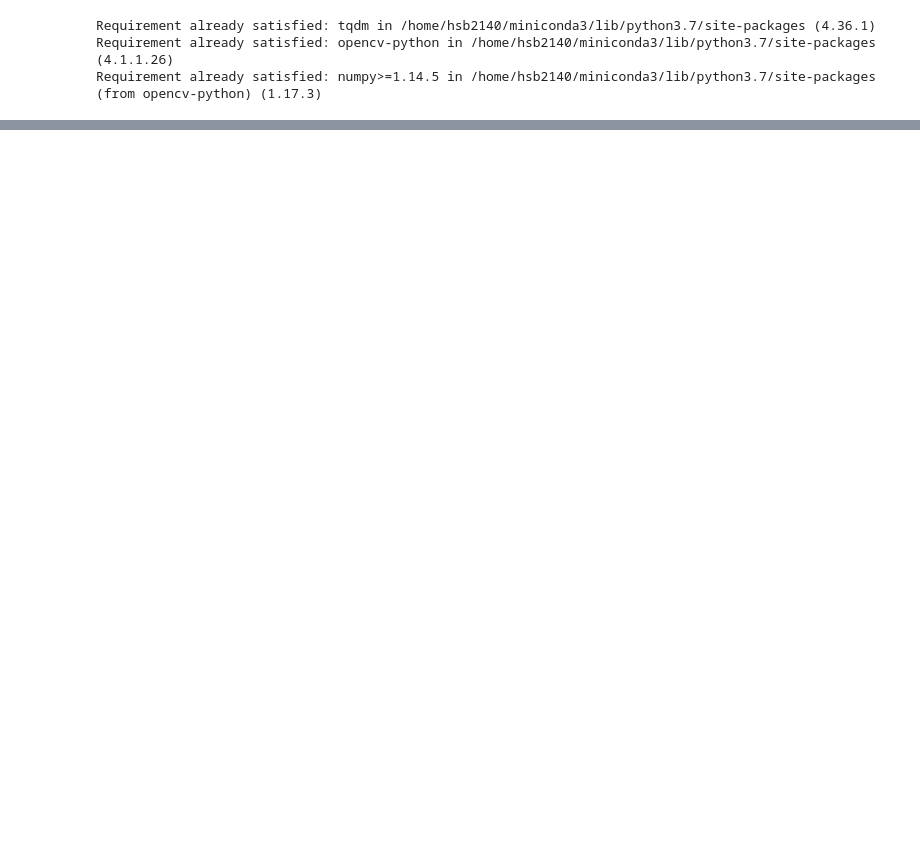
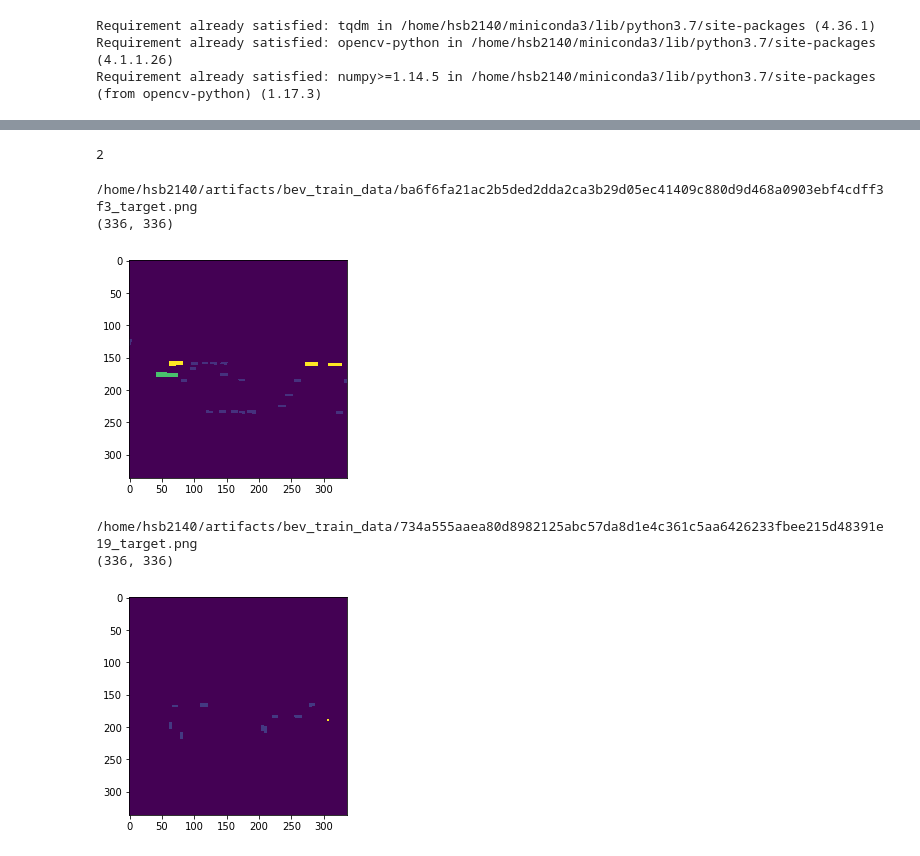
Before and after one commit to shih61/deep-learnging-3d-object-dectation, a Jupyter notebook: Downsample-Images.ipynb, the cells around one changed output, grey strips where cells are left out. Drawn from its saved outputs; the diff is of its cells as text; code cells hidden in the pictures; blank space fills up the shorter version.

```diff
--- a/Downsample-Images.ipynb
+++ b/Downsample-Images.ipynb
@@ -9,6 +16,5 @@ Requirement already satisfied: numpy>=1.14.5 in /home/hsb2140/miniconda3/lib/pyt
 # %%
-import os
-from matplotlib import pyplot as plt
-images = os.listdir('/home/ys3152/train_dataset/images')
+# images = os.listdir('/home/ys3152/train_dataset/images')
+images = os.listdir('/home/ys3152/test_images/')
 len(images)
 # %% [output]
@@ -16,11 +22,9 @@ len(images)
 # %%
-import cv2
-from IPython.display import Image, display
-from PIL import Image as Img
-from tqdm.notebook import trange, tqdm
 
-DATA_PATH = '/home/ys3152/train_dataset/images/'
-OUTPUT_PATH = '/drive2/train_data/images/'
+# DATA_PATH = '/home/ys3152/train_dataset/images/'
+# OUTPUT_PATH = '/drive2/train_data/images/'
+DATA_PATH = '/home/ys3152/test_images/'
+OUTPUT_PATH = '/drive2/test_data/images/'
 WIDTH, HEIGHT = 416, 416
 
 def downsample_image(im):
@@ -53,0 +57,24 @@ DONE
+# %%
+images = os.listdir('/home/hsb2140/artifacts/bev_train_data')[:2]
+len(images)
+# %% [output]
+2
+# %%
+DATA_PATH = '/home/hsb2140/artifacts/bev_train_data/'
+
+for file in images:
+    photo_filename = DATA_PATH + file
+    print(photo_filename)
+    im = cv2.imread(photo_filename, cv2.IMREAD_UNCHANGED)
+    print(im.shape)
+    plt.imshow(im)
+    plt.show()
+#     cv2.waitKey(0)
+#     cv2.destroyAllWindows()
+# %% [output]
+/home/hsb2140/artifacts/bev_train_data/ba6f6fa21ac2b5ded2dda2ca3b29d05ec41409c880d9d468a0903ebf4cdff3f3_target.png
+(336, 336)
+[figure, added]
+/home/hsb2140/artifacts/bev_train_data/734a555aaea80d8982125abc57da8d1e4c361c5aa6426233fbee215d48391e19_target.png
+(336, 336)
+[figure, added]
```
Also changed, not shown: parts of 3 cells of this notebook, 1 other file.
